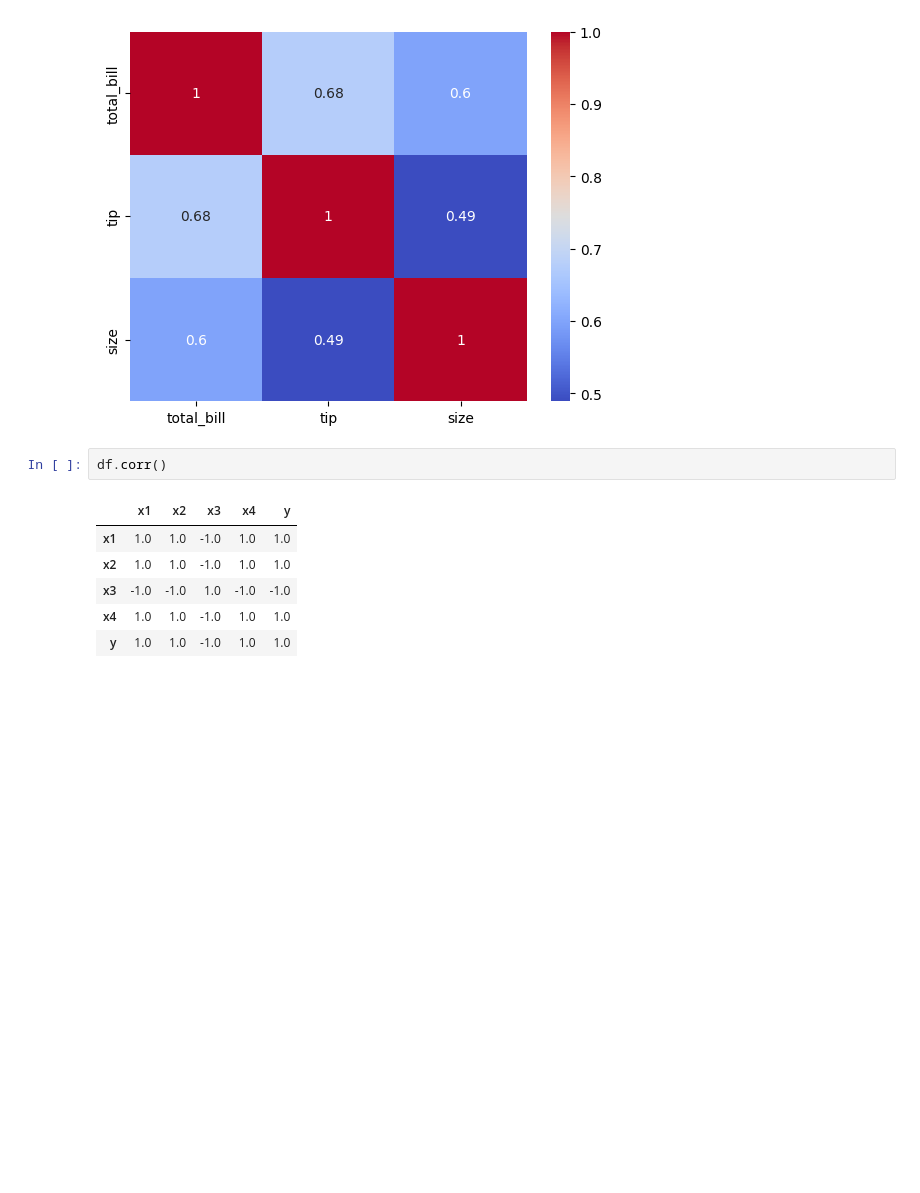
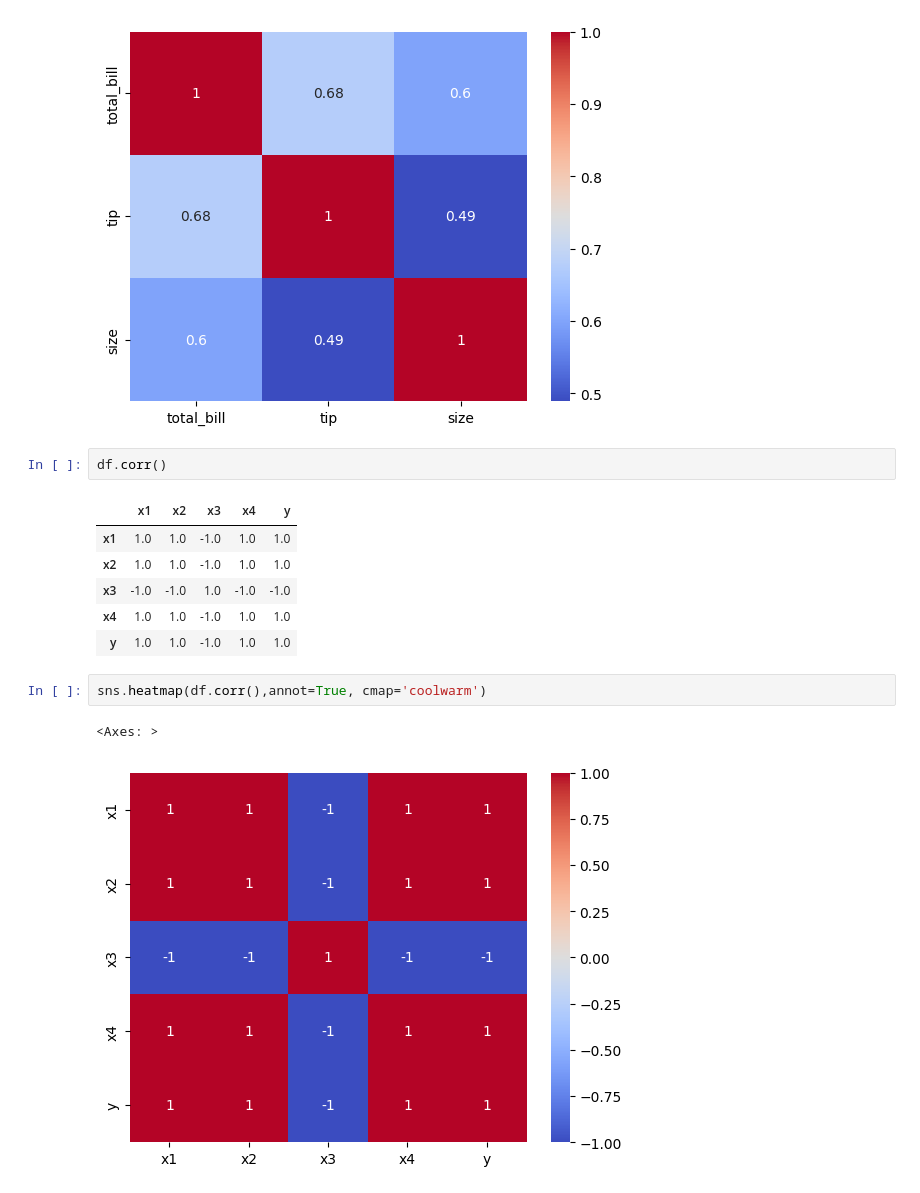
Before and after one commit to raj1807600-ux/ML-class-1, a Jupyter notebook: ml_class3.ipynb, the cells around one changed output. Saved outputs shown, nothing was run; the diff lists cells and outputs as text; blank space fills up the shorter version.

```diff
--- a/ml_class3.ipynb
+++ b/ml_class3.ipynb
@@ -91,3 +91,8 @@ df.corr()
 | x3 | -1.0 | -1.0 | 1.0 | -1.0 | -1.0 |
 | x4 | 1.0 | 1.0 | -1.0 | 1.0 | 1.0 |
 | y | 1.0 | 1.0 | -1.0 | 1.0 | 1.0 |
+# %%
+sns.heatmap(df.corr(),annot=True, cmap='coolwarm')
+# %% [output]
+<Axes: >
+[figure, added]
```
